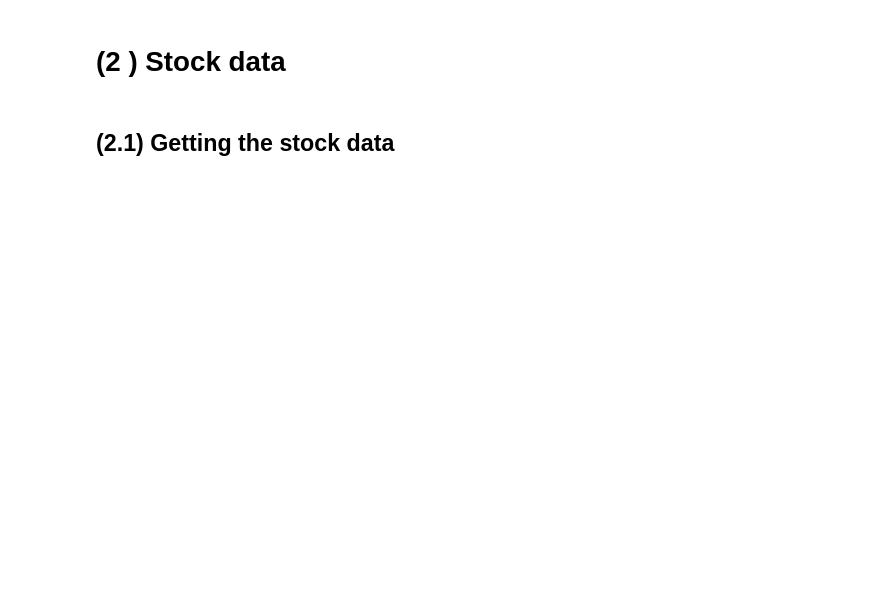
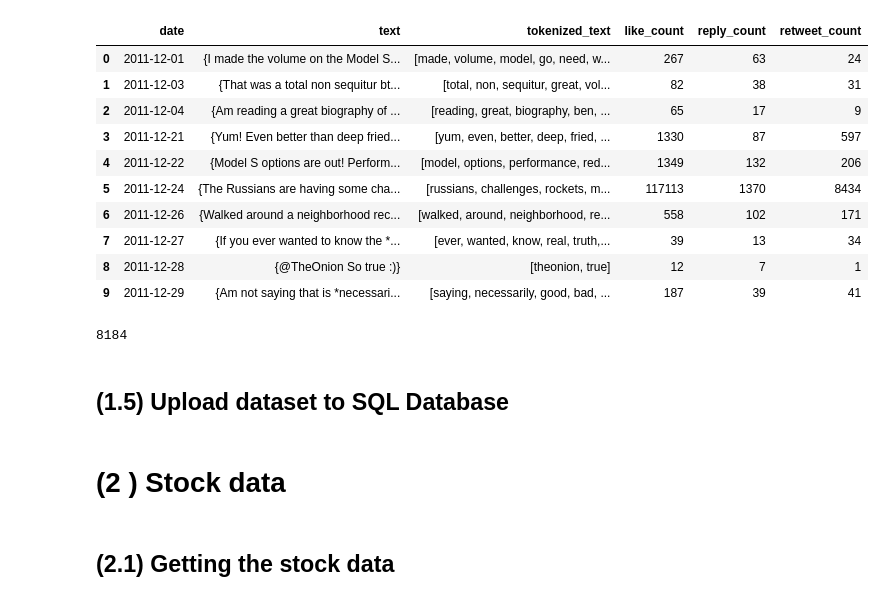
Before and after one commit to angkohtenko/twitter_vs_stocks, a Jupyter notebook: Getting_cleaning_preprocessing_data.ipynb, the cells around one changed output. Drawn from its saved outputs; the diff is of its cells as text; code cells hidden in the pictures; blank space fills up the shorter version.

```diff
--- a/Getting_cleaning_preprocessing_data.ipynb
+++ b/Getting_cleaning_preprocessing_data.ipynb
@@ -173,3 +14,0 @@ df_tweets_clean.head()
-# %%
-df_tweets_clean = df_tweets_clean[['date', 'text', 'preprocessed_text', 'tokenized_text', 'like_count', 'quote_count', 'reply_count', 'retweet_count']]
-df_tweets_clean.head(10)
@@ -188,3 +14,0 @@ df_tweets_clean.head(10)
-# %%
-df_tweets_clean = df_tweets_clean.drop(columns=['preprocessed_text'])
-df_tweets_clean.head()
@@ -221,0 +211,28 @@ df_tweets_clean.to_csv('data/tweets_data.csv', index=False)
+# %%
+df_tweets_clean = df_tweets_clean[['date', 'text', 'tokenized_text', 'like_count', 'reply_count', 'retweet_count']]
+df_tweets_clean.head(10)
+# %% [output]
+|  | date | text | tokenized_text | like_count | reply_count | retweet_count |
+| 0 | 2011-12-01 | {I made the volume on the Model S... | [made, volume, model, go, need, w... | 267 | 63 | 24 |
+| 1 | 2011-12-03 | {That was a total non sequitur bt... | [total, non, sequitur, great, vol... | 82 | 38 | 31 |
+| 2 | 2011-12-04 | {Am reading a great biography of ... | [reading, great, biography, ben, ... | 65 | 17 | 9 |
+| 3 | 2011-12-21 | {Yum! Even better than deep fried... | [yum, even, better, deep, fried, ... | 1330 | 87 | 597 |
+| 4 | 2011-12-22 | {Model S options are out! Perform... | [model, options, performance, red... | 1349 | 132 | 206 |
+| 5 | 2011-12-24 | {The Russians are having some cha... | [russians, challenges, rockets, m... | 117113 | 1370 | 8434 |
+| 6 | 2011-12-26 | {Walked around a neighborhood rec... | [walked, around, neighborhood, re... | 558 | 102 | 171 |
+| 7 | 2011-12-27 | {If you ever wanted to know the *... | [ever, wanted, know, real, truth,... | 39 | 13 | 34 |
+| 8 | 2011-12-28 | {@TheOnion So true :)} | [theonion, true] | 12 | 7 | 1 |
+| 9 | 2011-12-29 | {Am not saying that is *necessari... | [saying, necessarily, good, bad, ... | 187 | 39 | 41 |
+# %%
+# the most common words and their count
+def get_most_freq_words(str, n=None):
+    vect = CountVectorizer().fit(str)
+    bag_of_words = vect.transform(str)
+    sum_words = bag_of_words.sum(axis=0)
+    freq = [(word, sum_words[0, idx]) for word, idx in vect.vocabulary_.items()]
+    freq =sorted(freq, key = lambda x: x[1], reverse=True)
+    return freq[:n]
+
+len(get_most_freq_words([ word for tweet in df_tweets_clean.tokenized_text for word in tweet]))
+# %% [output]
+8184
@@ -221,0 +241,2 @@ df_tweets_clean.to_csv('data/tweets_data.csv', index=False)
+# %% [markdown]
+## (1.5) Upload dataset to SQL Database
```
Also changed, not shown: parts of 44 cells of this notebook, 4 other files.
